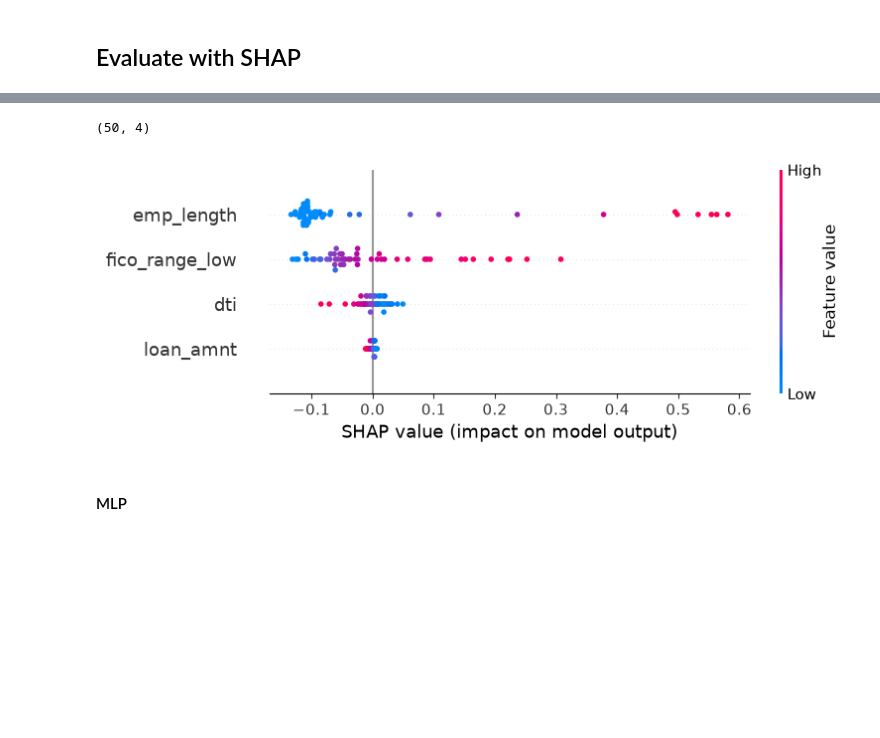
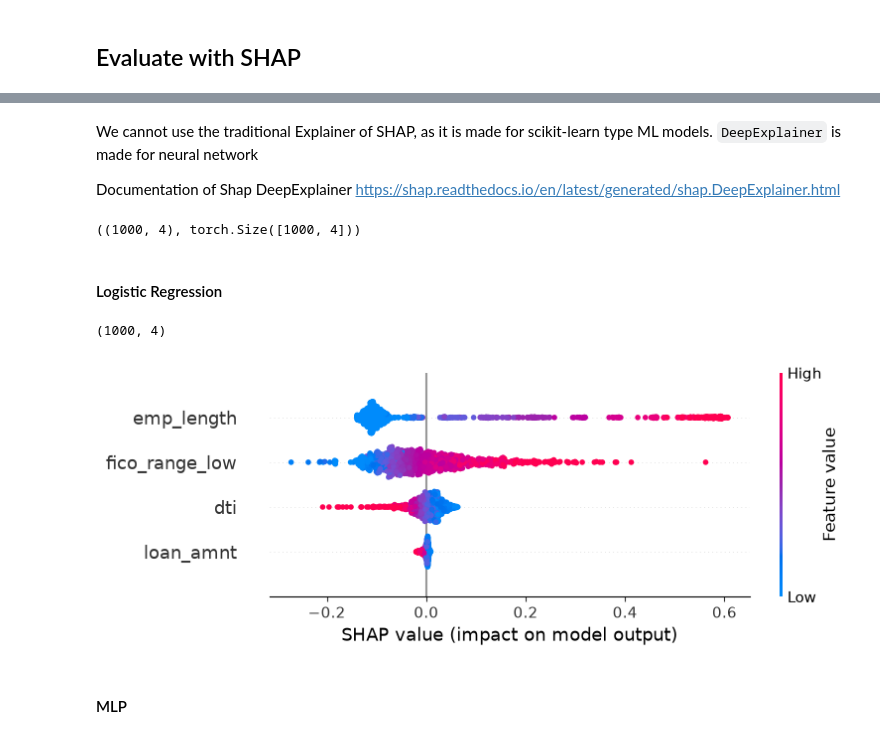
Before and after one commit to TechInTerh/VSWAM, a Jupyter notebook: project_notebooks/eda-with-python-MLP.ipynb, the cells around one changed output, grey strips where cells are left out. Saved outputs shown, nothing was run; the diff lists cells and outputs as text; code cells hidden in the pictures; blank space fills up the shorter version.

```diff
--- a/project_notebooks/eda-with-python-MLP.ipynb
+++ b/project_notebooks/eda-with-python-MLP.ipynb
@@ -113,18 +101,13 @@ class LogisticRegression(nn.Module):
     def forward(self, x):
         return self.sigmoid(self.linear(x))
 # %%
-import torch.optim as optim
-import torch
-
-X_train_t = torch.tensor(X_train_scaled, dtype=torch.float32, device="cuda")
-y_train_t = torch.tensor(y_train, dtype=torch.float32, device="cuda").unsqueeze(1)
-X_test_t = torch.tensor(X_test_scaled, dtype=torch.float32, device="cuda")
-y_test_t = torch.tensor(y_test, dtype=torch.float32, device="cuda")
+X_train_t = torch.tensor(X_train_scaled, dtype=torch.float32, device=DEVICE_PYTORCH)
+y_train_t = torch.tensor(y_train, dtype=torch.float32, device=DEVICE_PYTORCH).unsqueeze(1)
+X_test_t = torch.tensor(X_test_scaled, dtype=torch.float32, device=DEVICE_PYTORCH)
+y_test_t = torch.tensor(y_test, dtype=torch.float32, device=DEVICE_PYTORCH)
 criterion = nn.BCELoss()
 
 input_dim = X_train_t.shape[1]
-
-loss_table = []
 epochs = 500
 
 
@@ -142,8 +142,7 @@ tensor(-7.4782, device='cuda:0')
 # %% [markdown]
 ### Logistic regression training
 # %%
-lr = LogisticRegression(input_dim=input_dim)
-lr.to("cuda")
+lr = LogisticRegression(input_dim=input_dim).to(DEVICE_PYTORCH)
 optimizer = optim.Adam(lr.parameters(), lr=0.01)
 lr.train()
 
@@ -153,13 +152,13 @@ for epoch in range(epochs):
     loss = criterion(outputs, y_train_t)
     loss.backward()
     optimizer.step()
-    if (epoch + 1) % 10 == 0 or epoch == 0:
-        loss_table.append({"Epoch": epoch + 1, "Loss": loss.item()})
 
 lr.eval()
 with torch.no_grad():
     test_probabilities = lr(X_test_t)
     y_pred = (test_probabilities >= 0.5).int().squeeze()
     accuracy = torch.mean((y_pred == y_test_t).float())
+    f1 = f1_score(test_probabilities,y_test_t)
 print(f"\nLogistic Regression accuracy: {accuracy:.4f}")
+print(f"\nLogistic Regression f1_score: {f1:.4f}")
 # %% [output]
@@ -198,16 +199,40 @@ https://shap.readthedocs.io/en/latest/generated/shap.DeepExplainer.html
+# %% [markdown]
+We cannot use the traditional Explainer of SHAP, as it is made for scikit-learn type ML models.
+`DeepExplainer` is made for neural network
+
+Documentation of Shap DeepExplainer
+https://shap.readthedocs.io/en/latest/generated/shap.DeepExplainer.html
+# %%
+import numpy as np
+import cupy
+
+NB_SAMPLE=1000
+NB_INPUT_FEATURES=4
+
+#Select NB_SAMPLE random training data points
+X_train_sample_random = X_train_t[torch.randperm(X_train_t.size(0))[:NB_SAMPLE]]
+
+# Descale the feature to read them on the plot
+X_descaled : np.ndarray = cupy.asnumpy(scaler.inverse_transform(X_train_sample_random))
+
+X_descaled.shape,X_train_sample_random.shape
+# %% [output]
+((1000, 4), torch.Size([1000, 4]))
+# %% [markdown]
+#### Logistic Regression
 # %%
 import shap
-NB_SAMPLE=50
 
-explainer_lr = shap.DeepExplainer(lr, X_train_t[:NB_SAMPLE])   # model = nn.Module, background = list of torch tensors
-shap_values_lr = explainer_lr.shap_values(X_train_t[:NB_SAMPLE]).reshape(NB_SAMPLE,4)          # list of arrays, one per output]
+explainer_lr = shap.DeepExplainer(lr, X_train_sample_random)
+shap_values_lr = explainer_lr.shap_values(X_train_sample_random).reshape(NB_SAMPLE,NB_INPUT_FEATURES)
 shap_values_lr.shape
 # %% [output]
-(50, 4)
+(1000, 4)
-# %%
-shap.summary_plot(shap_values_lr, X_train_t[:NB_SAMPLE].cpu().numpy(), feature_names=selected_columns)
-# %% [output]
-[figure, removed]
+# %%
+# Beeswarm for Logistic Regression
+shap.summary_plot(shap_values_lr, X_descaled, feature_names=selected_columns)
+# %% [output]
+[figure, added]
 # %% [markdown]
 #### MLP
 # %%
```
Also changed, not shown: parts of 18 cells of this notebook.
